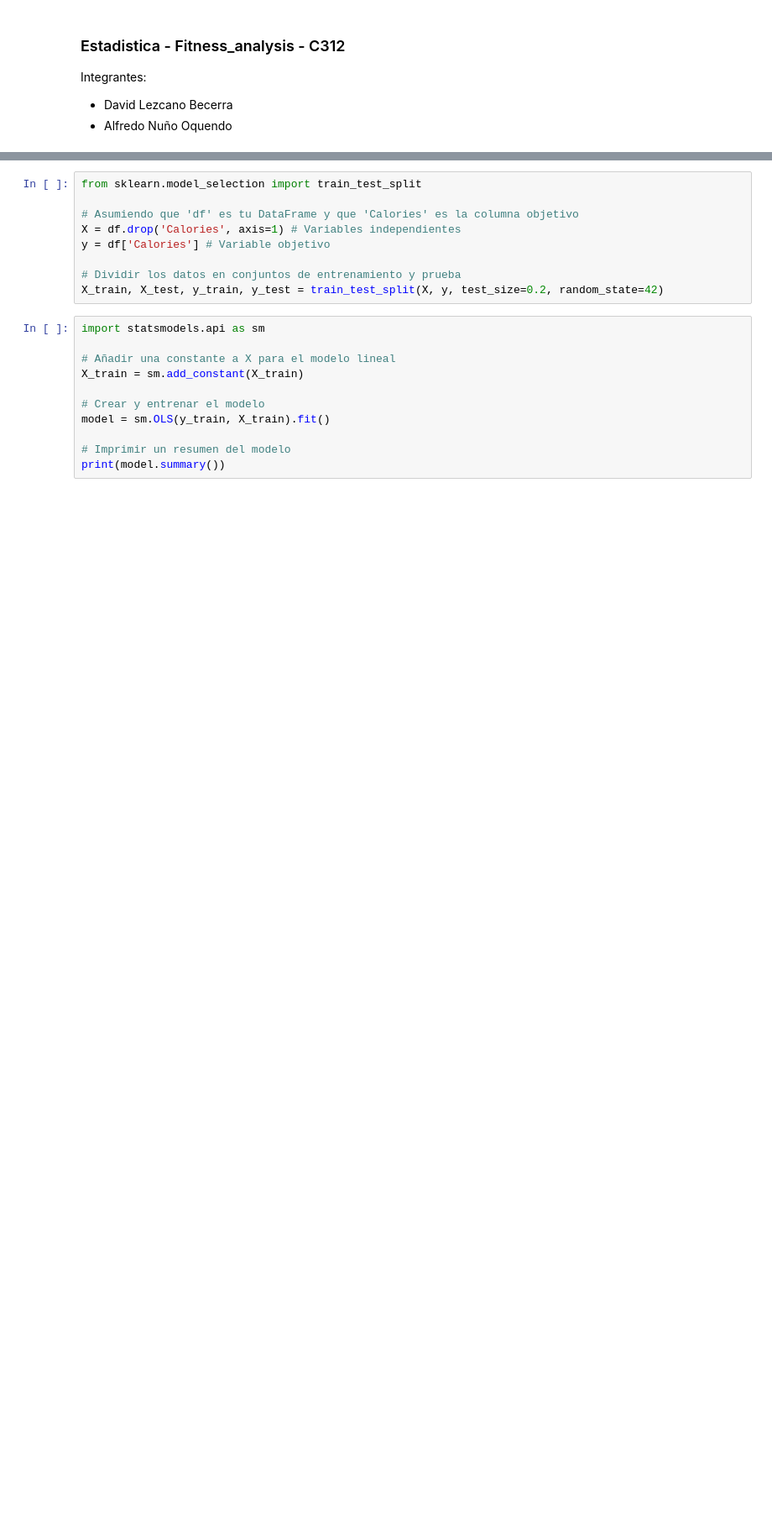
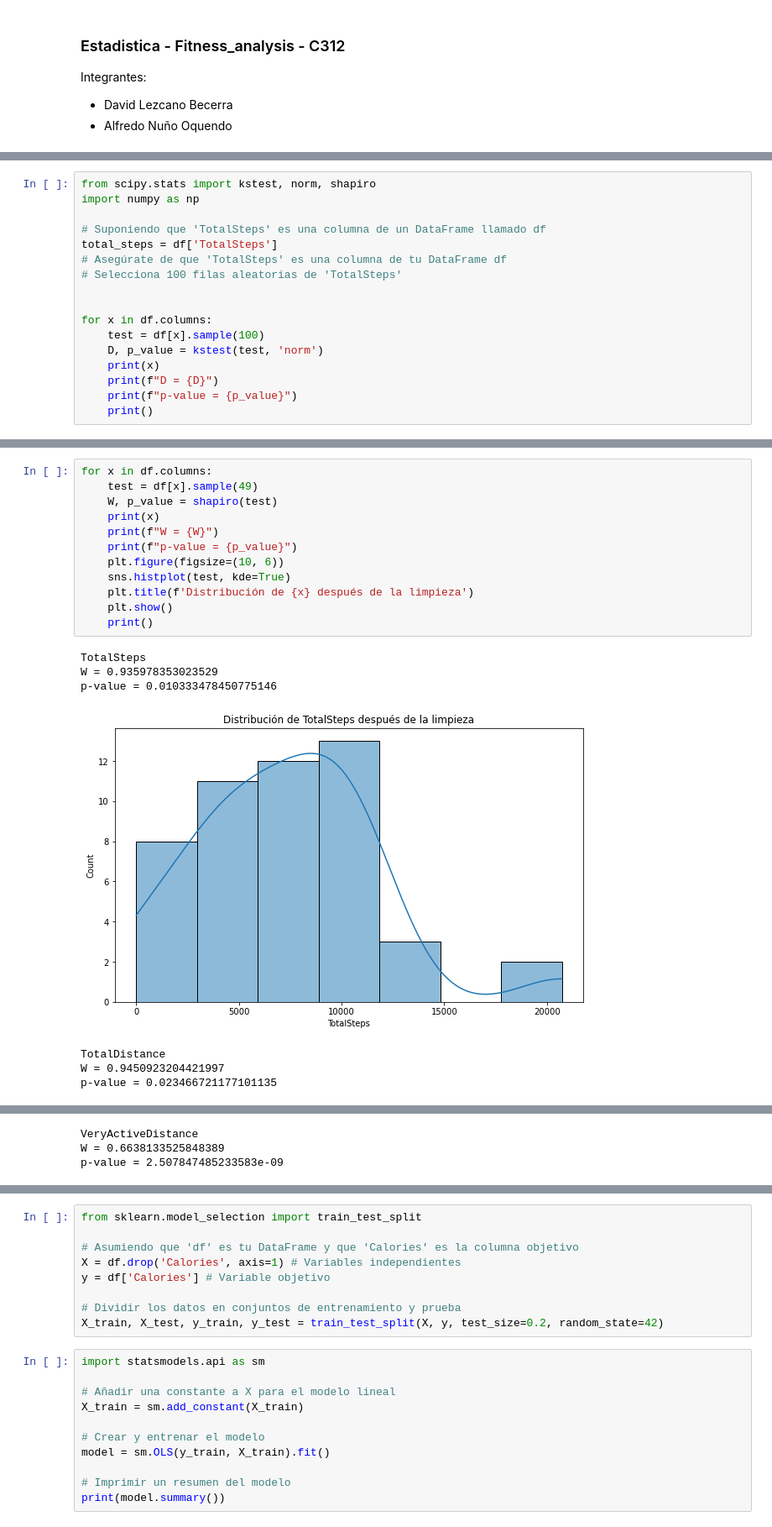
Before and after one commit to david-dlb/Estadistica-2024, a Jupyter notebook: fitness_analysis.ipynb, the cells around one changed output, grey strips where cells are left out. Shown at 84% size. Cells and saved outputs as stored; diff of their text form; blank space fills up the shorter version.

```diff
--- a/fitness_analysis.ipynb
+++ b/fitness_analysis.ipynb
@@ -67,0 +145,17 @@ for column in df.columns:
+# %%
+from scipy.stats import kstest, norm, shapiro
+import numpy as np
+
+# Suponiendo que 'TotalSteps' es una columna de un DataFrame llamado df
+total_steps = df['TotalSteps']
+# Asegúrate de que 'TotalSteps' es una columna de tu DataFrame df
+# Selecciona 100 filas aleatorias de 'TotalSteps'
+
+
+for x in df.columns:
+    test = df[x].sample(100)
+    D, p_value = kstest(test, 'norm')
+    print(x)
+    print(f"D = {D}")
+    print(f"p-value = {p_value}")
+    print()
@@ -67,0 +198,20 @@ for column in df.columns:
+# %%
+for x in df.columns:
+    test = df[x].sample(49)
+    W, p_value = shapiro(test)
+    print(x)
+    print(f"W = {W}")
+    print(f"p-value = {p_value}")
+    plt.figure(figsize=(10, 6))
+    sns.histplot(test, kde=True)
+    plt.title(f'Distribución de {x} después de la limpieza')
+    plt.show()
+    print()
+# %% [output]
+TotalSteps
+W = 0.935978353023529
+p-value = 0.010333478450775146
+[figure, added]
+TotalDistance
+W = 0.9450923204421997
+p-value = 0.023466721177101135
@@ -67,0 +219,3 @@ for column in df.columns:
+VeryActiveDistance
+W = 0.6638133525848389
+p-value = 2.507847485233583e-09
```
Also changed, not shown: parts of 13 cells of this notebook, 2 other files.
